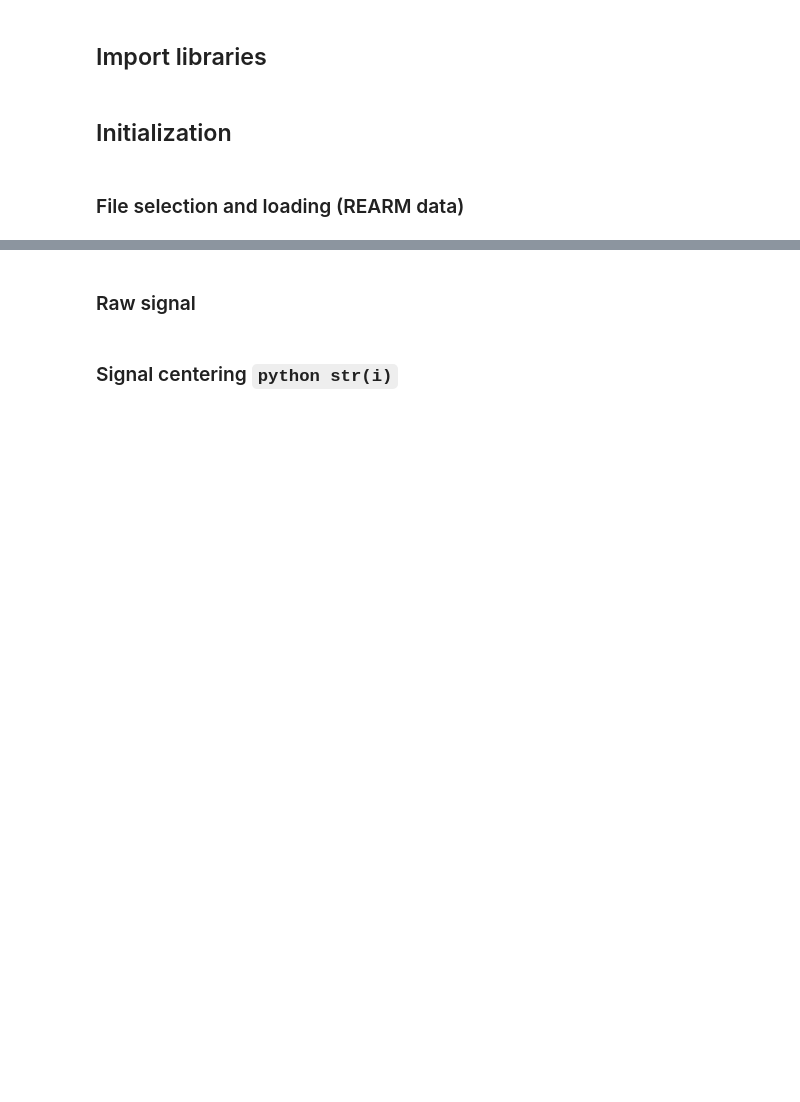
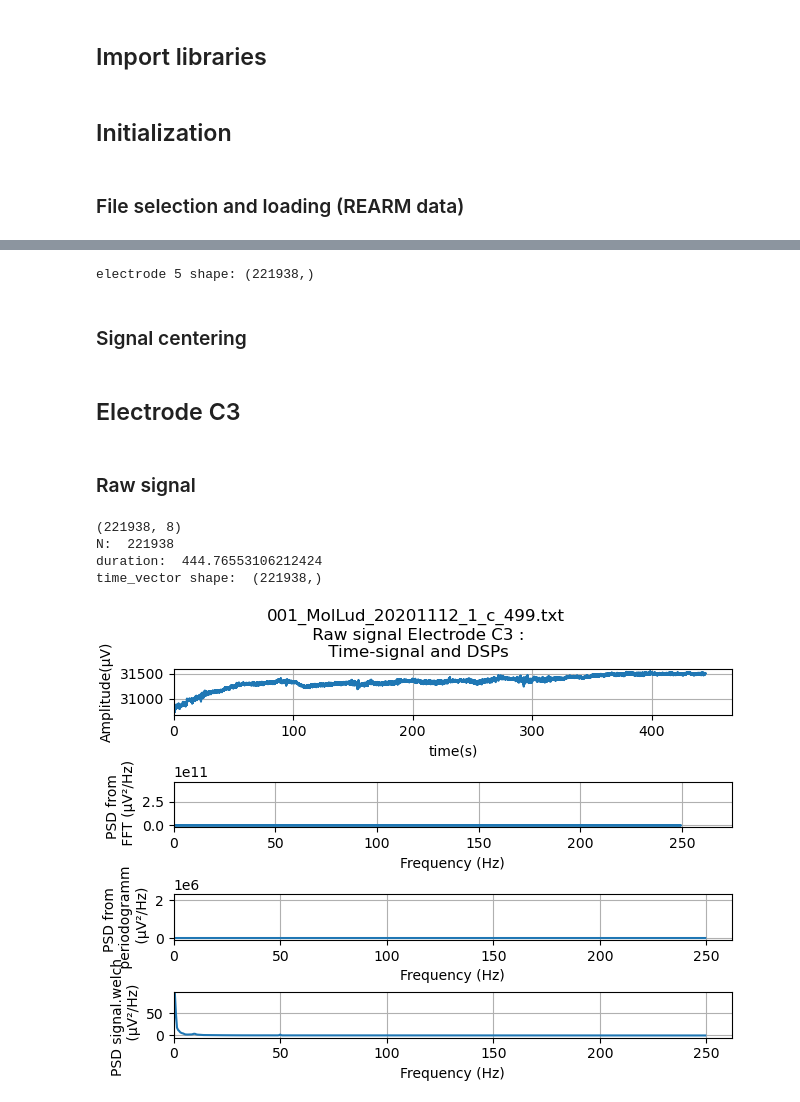
Before and after one commit to iwissemben/Stage_Signal_Physio, a Jupyter notebook: SRC/comparisons_Rearm.ipynb, the cells around one changed output, grey strips where cells are left out. Drawn from its saved outputs; the diff is of its cells as text; code cells hidden in the pictures; blank space fills up the shorter version.

```diff
--- a/SRC/comparisons_Rearm.ipynb
+++ b/SRC/comparisons_Rearm.ipynb
@@ -48,0 +42,11 @@ print("electrode",str(i),"shape:",electrodei.shape)
+# %%
+# Selection of one electrode
+
+ELECTRODE_NUMBER = 5  # [1,8]
+ELECTRODE_INDEX = ELECTRODE_NUMBER-1  # python indices start a 0
+
+print("electrode",str(ELECTRODE_NUMBER),"shape:",EEG_raw_amplitudes[:,ELECTRODE_INDEX].shape)
+# %% [output]
+electrode 5 shape: (221938,)
+# %% [markdown]
+### Signal centering
@@ -49,7 +55,13 @@ print("electrode",str(i),"shape:",electrodei.shape)
+# %% [markdown]
+## Electrode C3
 # %% [markdown]
 ### Raw signal
 # %%
 print(EEG_raw_amplitudes.shape)
-plot_signal_time_dsps(EEG_raw_amplitudes[:,i],sample_rate=Srate,signal_name=FILENAME+"\n Electrode "+channels_dic["Channel_"+str(i)])
+plot_signal_time_dsps(EEG_raw_amplitudes[:,ELECTRODE_INDEX],sample_rate=Srate,signal_name=FILENAME+"\n Raw signal Electrode "+channels_dic["Channel_"+str(ELECTRODE_NUMBER)])
+# %% [output]
+(221938, 8)
+N:  221938
+duration:  444.76553106212424
+time_vector shape:  (221938,)
+[figure, added]
-# %% [markdown]
-### Signal centering `python str(i)`
```
Also changed, not shown: parts of 14 cells of this notebook, 3 other files.
